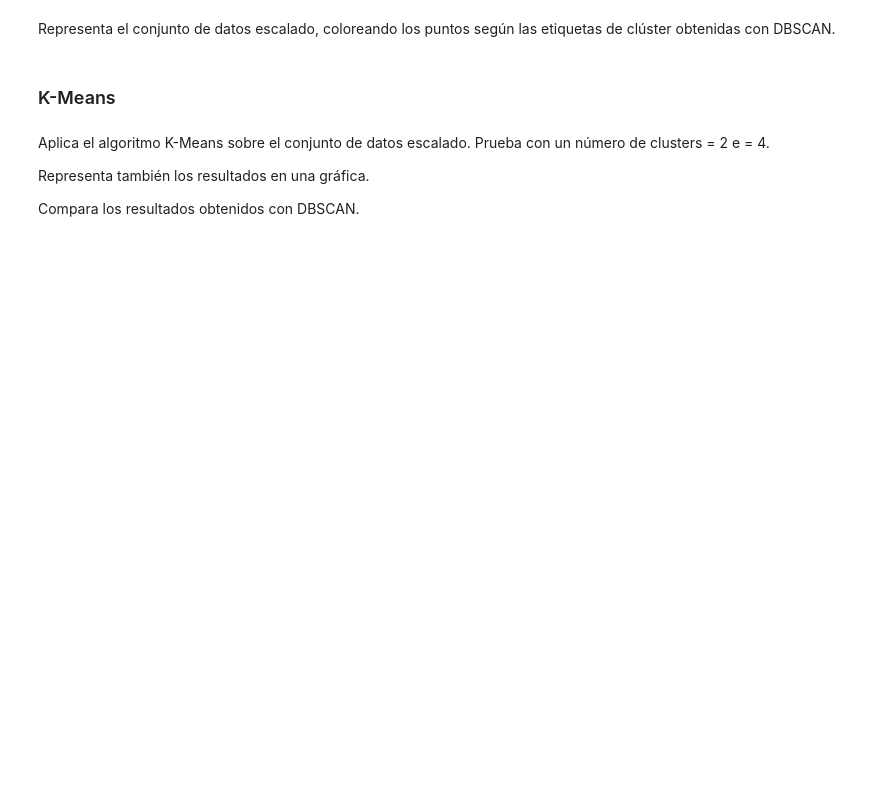
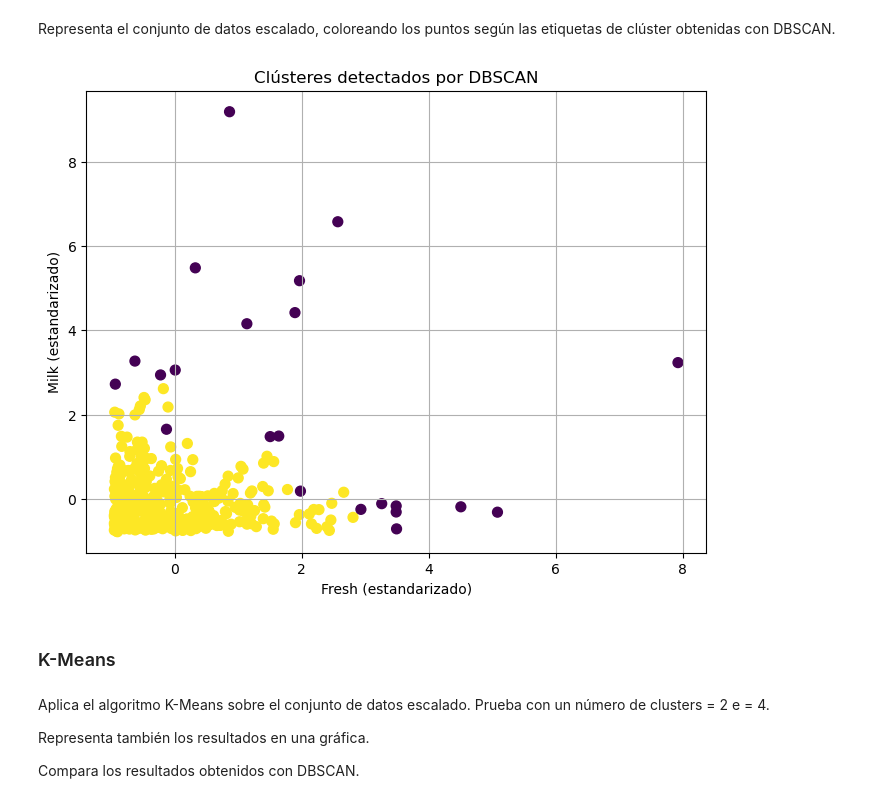
Before and after one commit to Alejandrito1928/AI-Samsung-Python-Labs, a Jupyter notebook: Machine learning 2/Additional notebooks-new 1.0/dbscan_customers.ipynb, the cells around one changed output. Saved outputs shown, nothing was run; the diff lists cells and outputs as text; code cells hidden in the pictures; blank space fills up the shorter version.

```diff
--- a/Machine learning 2/Additional notebooks-new 1.0/dbscan_customers.ipynb
+++ b/Machine learning 2/Additional notebooks-new 1.0/dbscan_customers.ipynb
@@ -85,3 +87,16 @@ Aplica el algoritmo DBSCAN sobre el conjunto de datos escalado utilizando el val
 Obtén las etiquetas de clúster asignadas a cada observación.
 
 ¿Cuántos outliers hay? Obtén el valor
+# %%
+#Aplica el algoritmo DBSCAN sobre el conjunto de datos escalado utilizando el valor obtenido de epsilon y MinPts = 5..
+
+#Obtén las etiquetas de clúster asignadas a cada observación.
+
+#¿Cuántos outliers hay? Obtén el valor
+dbscan = DBSCAN(eps=0.4, min_samples=5)
+clustering_labels = dbscan.fit_predict(customers_scaled)
+print("Etiquetas de los clusters:")
+print(clustering_labels)
+n_outliers = np.sum(clustering_labels == -1)
+print("Número de outliers detectados:")
+print(n_outliers)
@@ -88,5 +121,16 @@ Obtén las etiquetas de clúster asignadas a cada observación.
 # %% [markdown]
 Representa el conjunto de datos escalado, coloreando los puntos según las etiquetas de clúster obtenidas con DBSCAN.
+# %%
+#Representa el conjunto de datos escalado, coloreando los puntos según las etiquetas de clúster obtenidas con DBSCAN.
+plt.figure(figsize=(8,6))
+plt.scatter(customers_scaled[:, 0], customers_scaled[:, 1], c=clustering_labels, s=50, cmap='viridis')
+plt.title("Clústeres detectados por DBSCAN")
+plt.xlabel("Fresh (estandarizado)")
+plt.ylabel("Milk (estandarizado)")
+plt.grid()
+plt.show()
+# %% [output]
+[figure, added]
 # %% [markdown]
 ### K-Means
 # %% [markdown]
```
Also changed, not shown: parts of 2 cells of this notebook.
